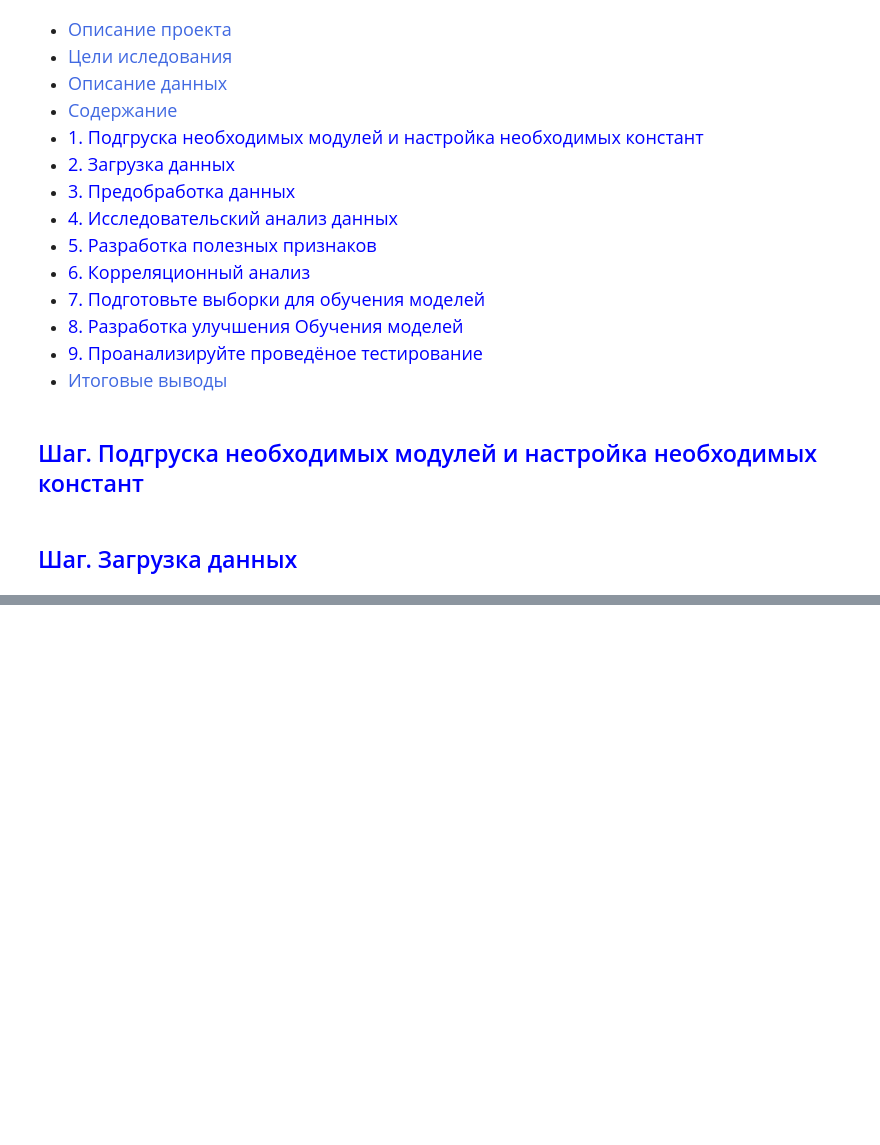
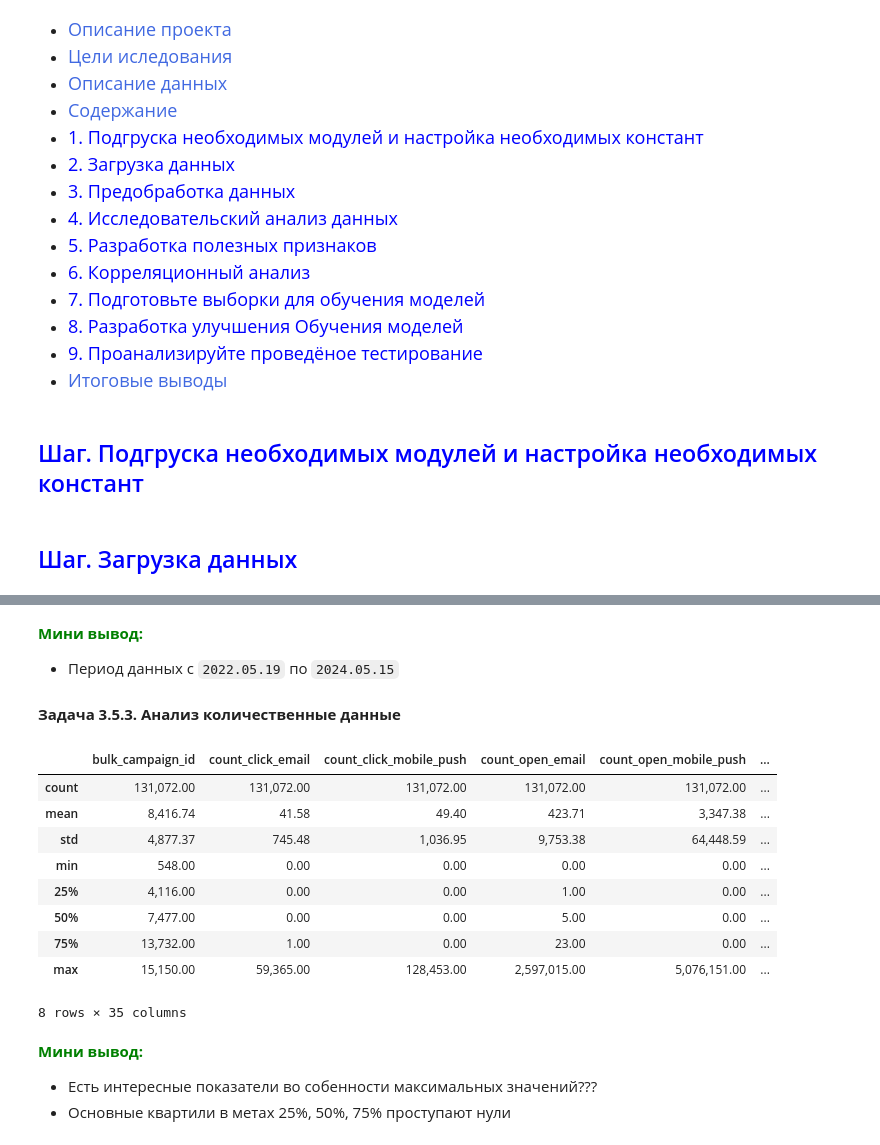
Before and after one commit to OsKaLis/predicting_user_behavior_in_the_marketplace, a Jupyter notebook: m4s22_marketplace.ipynb, the cells around one changed output, grey strips where cells are left out. Drawn from its saved outputs; the diff is of its cells as text; code cells hidden in the pictures; blank space fills up the shorter version.

```diff
--- a/m4s22_marketplace.ipynb
+++ b/m4s22_marketplace.ipynb
@@ -163,0 +390,7 @@ folder_location = '/datasets/'
+# %%
+# Прочитываю csv-файл
+dec = pd.read_csv(
+    f'{folder_location}full_campaign_daily_event_channel.csv',
+    sep=',',
+    parse_dates=['date',]
+)
@@ -163,0 +960,25 @@ folder_location = '/datasets/'
+# %% [markdown]
+**<span style='color:green'>Мини вывод:</span>**
+
+-  Период данных с `2022.05.19` по `2024.05.15`
+# %% [markdown]
+**Задача 3.5.3. Анализ количественные данные**
+# %%
+# Вывод основныхз показателей количественных данных
+table_describe_quantitative_values(dec)
+# %% [output]
+|  | bulk_campaign_id | count_click_email | count_click_mobile_push | count_open_email | count_open_mobile_push | ... |
+| count | 131,072.00 | 131,072.00 | 131,072.00 | 131,072.00 | 131,072.00 | ... |
+| mean | 8,416.74 | 41.58 | 49.40 | 423.71 | 3,347.38 | ... |
+| std | 4,877.37 | 745.48 | 1,036.95 | 9,753.38 | 64,448.59 | ... |
+| min | 548.00 | 0.00 | 0.00 | 0.00 | 0.00 | ... |
+| 25% | 4,116.00 | 0.00 | 0.00 | 1.00 | 0.00 | ... |
+| 50% | 7,477.00 | 0.00 | 0.00 | 5.00 | 0.00 | ... |
+| 75% | 13,732.00 | 1.00 | 0.00 | 23.00 | 0.00 | ... |
+| max | 15,150.00 | 59,365.00 | 128,453.00 | 2,597,015.00 | 5,076,151.00 | ... |
+8 rows × 35 columns
+# %% [markdown]
+**<span style='color:green'>Мини вывод:</span>**
+
+- Есть интересные показатели во собенности максимальных значений???
+- Основные квартили в метах 25%, 50%, 75% проступают нули
```
Also changed, not shown: parts of 78 cells of this notebook, 1 other file.
